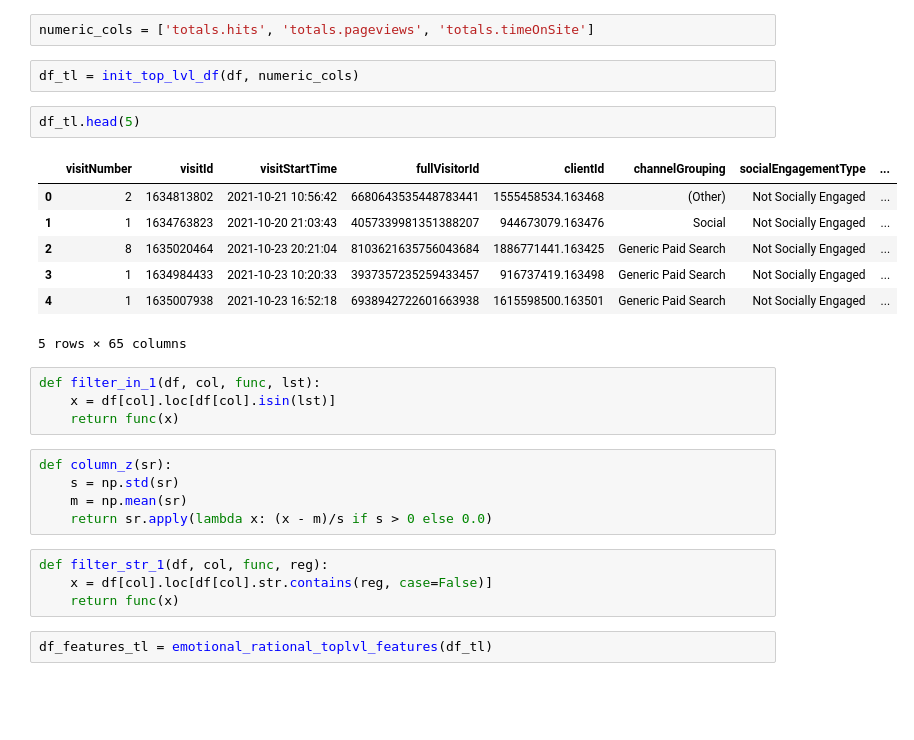
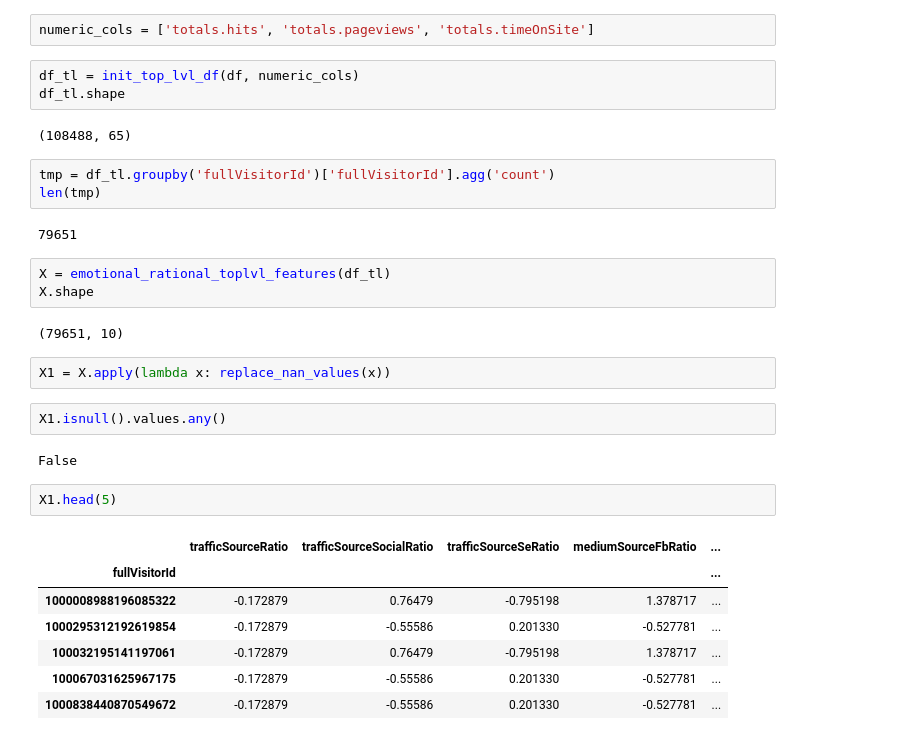
Before and after one commit to sam-louie7/WebProject, a Jupyter notebook: NotebookSessions/GA_feature_analysis.ipynb, the cells around one changed output. Saved outputs shown, nothing was run; the diff lists cells and outputs as text; blank space fills up the shorter version.

```diff
--- a/NotebookSessions/GA_feature_analysis.ipynb
+++ b/NotebookSessions/GA_feature_analysis.ipynb
@@ -118,28 +128,32 @@ df.shape
 numeric_cols = ['totals.hits', 'totals.pageviews', 'totals.timeOnSite']
 # %%
 df_tl = init_top_lvl_df(df, numeric_cols)
+df_tl.shape
+# %% [output]
+(108488, 65)
+# %%
+tmp = df_tl.groupby('fullVisitorId')['fullVisitorId'].agg('count')
+len(tmp)
+# %% [output]
+79651
+# %%
+X = emotional_rational_toplvl_features(df_tl)
+X.shape
+# %% [output]
+(79651, 10)
+# %%
+X1 = X.apply(lambda x: replace_nan_values(x))
+# %%
+X1.isnull().values.any()
+# %% [output]
+False
 # %%
-df_tl.head(5)
+X1.head(5)
 # %% [output]
-|  | visitNumber | visitId | visitStartTime | fullVisitorId | clientId | channelGrouping | socialEngagementType | ... |
-| 0 | 2 | 1634813802 | 2021-10-21 10:56:42 | 6680643535448783441 | 1555458534.163468 | (Other) | Not Socially Engaged | ... |
-| 1 | 1 | 1634763823 | 2021-10-20 21:03:43 | 4057339981351388207 | 944673079.163476 | Social | Not Socially Engaged | ... |
-| 2 | 8 | 1635020464 | 2021-10-23 20:21:04 | 8103621635756043684 | 1886771441.163425 | Generic Paid Search | Not Socially Engaged | ... |
-| 3 | 1 | 1634984433 | 2021-10-23 10:20:33 | 3937357235259433457 | 916737419.163498 | Generic Paid Search | Not Socially Engaged | ... |
-| 4 | 1 | 1635007938 | 2021-10-23 16:52:18 | 6938942722601663938 | 1615598500.163501 | Generic Paid Search | Not Socially Engaged | ... |
+|  | trafficSourceRatio | trafficSourceSocialRatio | trafficSourceSeRatio | mediumSourceFbRatio | ... |
+| fullVisitorId |  |  |  |  | ... |
+| 1000008988196085322 | -0.172879 | 0.76479 | -0.795198 | 1.378717 | ... |
+| 1000295312192619854 | -0.172879 | -0.55586 | 0.201330 | -0.527781 | ... |
+| 100032195141197061 | -0.172879 | 0.76479 | -0.795198 | 1.378717 | ... |
+| 100067031625967175 | -0.172879 | -0.55586 | 0.201330 | -0.527781 | ... |
+| 1000838440870549672 | -0.172879 | -0.55586 | 0.201330 | -0.527781 | ... |
-5 rows × 65 columns
-# %%
-def filter_in_1(df, col, func, lst):
-    x = df[col].loc[df[col].isin(lst)]
-    return func(x)
-# %%
-def column_z(sr):
-    s = np.std(sr)
-    m = np.mean(sr)
-    return sr.apply(lambda x: (x - m)/s if s > 0 else 0.0)
-# %%
-def filter_str_1(df, col, func, reg):
-    x = df[col].loc[df[col].str.contains(reg, case=False)]
-    return func(x)
-# %%
-df_features_tl = emotional_rational_toplvl_features(df_tl)
```
Also changed, not shown: parts of 29 cells of this notebook, 2 other files.
